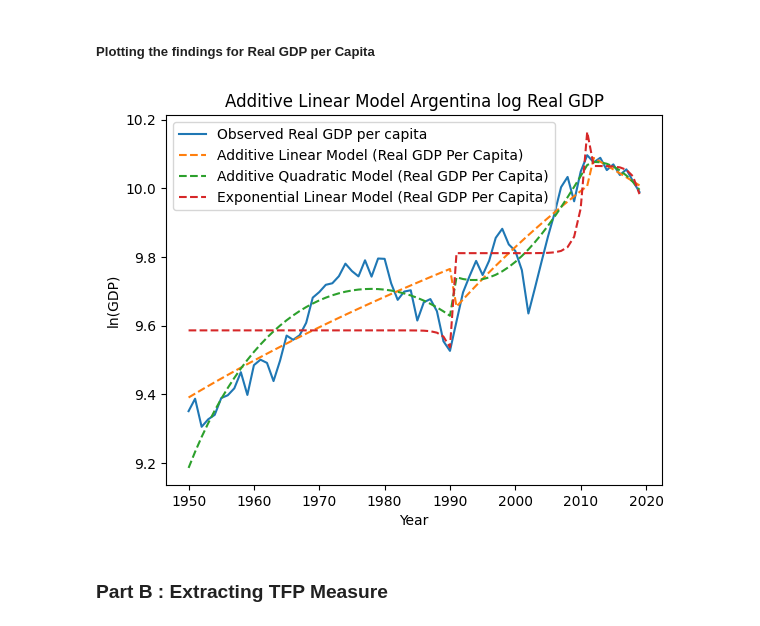
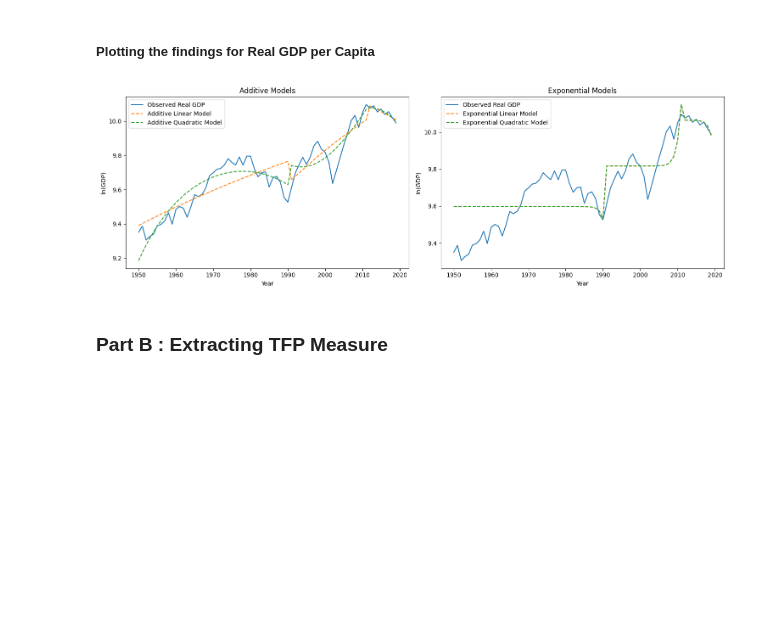
Before and after one commit to andreheeshaojun/EC2B1-Coursework, a Jupyter notebook: Section A/Section-A-Code.ipynb, the cells around one changed output. Drawn from its saved outputs; the diff is of its cells as text; code cells hidden in the pictures; blank space fills up the shorter version.

```diff
--- a/Section A/Section-A-Code.ipynb
+++ b/Section A/Section-A-Code.ipynb
@@ -179,10 +180,7 @@ for start_year in range(ymin, ymax + 1, 20):
 
     # Perform regression only if there are years in the block
     if len(Y_period) > 0:
-        # Transform Y for exponential growth
-        log_Y_period = np.log(Y_period)  # Take logarithm to linearize exponential trend -- Key difference!!
-        a_exp_lin, b_exp_lin = get_regression_coefs(log_Y_period, x1, x2)
-
+        a_exp_lin, b_exp_lin = get_regression_coefs(Y_period, x1, x2)
         # Predict Yhat for this period
         for idx, t in enumerate(np.where(period_mask)[0]):
             Yhat_exp_linear[t] = a_exp_lin + b_exp_lin * np.exp(idx + 1)  # Exponentiate to get back to original scale
@@ -374,6 +475,21 @@ plt.show()
 [figure]
 # %%
 Y_ = np.exp(filtered_df[gdp_per_capita_column].values)
+# %%
+# Initialize list to store coefficient data
+coefficients_data = []
+
+# Helper function to record coefficients
+def record_coefficients(model_name, start_year, end_year, coefficients):
+    entry = {
+        'Model': model_name,
+        'Start_Year': start_year,
+        'End_Year': end_year,
+    }
+    # Add coefficients with appropriate labels
+    for i, coef in enumerate(coefficients):
+        entry[f'Coef_{i+1}'] = coef
+    coefficients_data.append(entry)
 # %%
 # Define the three timeframes
 timeframes = [
@@ -445,20 +673,37 @@ for start_year, end_year in timeframes:
 # %% [markdown]
 ##### Plotting the findings for Real GDP per Capita
 # %%
-# Plot the results
-plt.figure()
-plt.plot(filtered_df["Year"], filtered_df[gdp_per_capita_column], label="Observed Real GDP per capita")
-plt.plot(filtered_df["Year"], np.log(Yhat_add_linear_percapita), label="Additive Linear Model (Real GDP Per Capita)", linestyle="--")
-plt.plot(filtered_df["Year"], np.log(Yhat_add_quad_percapita), label="Additive Quadratic Model (Real GDP Per Capita)", linestyle="--")
-plt.plot(filtered_df["Year"], Yhat_exp_linear_percapita, label="Exponential Linear Model (Real GDP Per Capita)", linestyle="--")
-# Add labels and title
-plt.xlabel("Year")
-plt.ylabel("ln(GDP)")
-plt.title("Additive Linear Model Argentina log Real GDP")
-plt.legend()
+# Create side-by-side subplots
+fig, (ax1, ax2) = plt.subplots(1, 2, figsize=(15, 5))
+
+# Plot Additive Models (left subplot)
+ax1.plot(filtered_df["Year"], filtered_df[gdp_per_capita_column],
+         label="Observed Real GDP")
+ax1.plot(filtered_df["Year"], np.log(Yhat_add_linear_percapita),
+         label="Additive Linear Model", linestyle="--")
+ax1.plot(filtered_df["Year"], np.log(Yhat_add_quad_percapita),
+         label="Additive Quadratic Model", linestyle="--")
+ax1.set_xlabel("Year")
+ax1.set_ylabel("ln(GDP)")
+ax1.set_title("Additive Models")
+ax1.legend()
+
+# Plot Exponential Models (right subplot)
+ax2.plot(filtered_df["Year"], filtered_df[gdp_per_capita_column],
+         label="Observed Real GDP")
+ax2.plot(filtered_df["Year"], np.log(Yhat_exp_linear_percapita),
+         label="Exponential Linear Model", linestyle="--")
+ax2.plot(filtered_df["Year"], np.log(Yhat_exp_quad_percapita ),
+         label="Exponential Quadratic Model", linestyle="--")
+ax2.set_xlabel("Year")
+ax2.set_ylabel("ln(GDP)")
+ax2.set_title("Exponential Models")
+ax2.legend()
+
+plt.tight_layout()
 plt.show()
 # %% [output]
-[figure, old version]
+[figure, new version]
 # %% [markdown]
 ### Part B : Extracting TFP Measure
 # %% [markdown]
```
Also changed, not shown: parts of 17 cells of this notebook.
